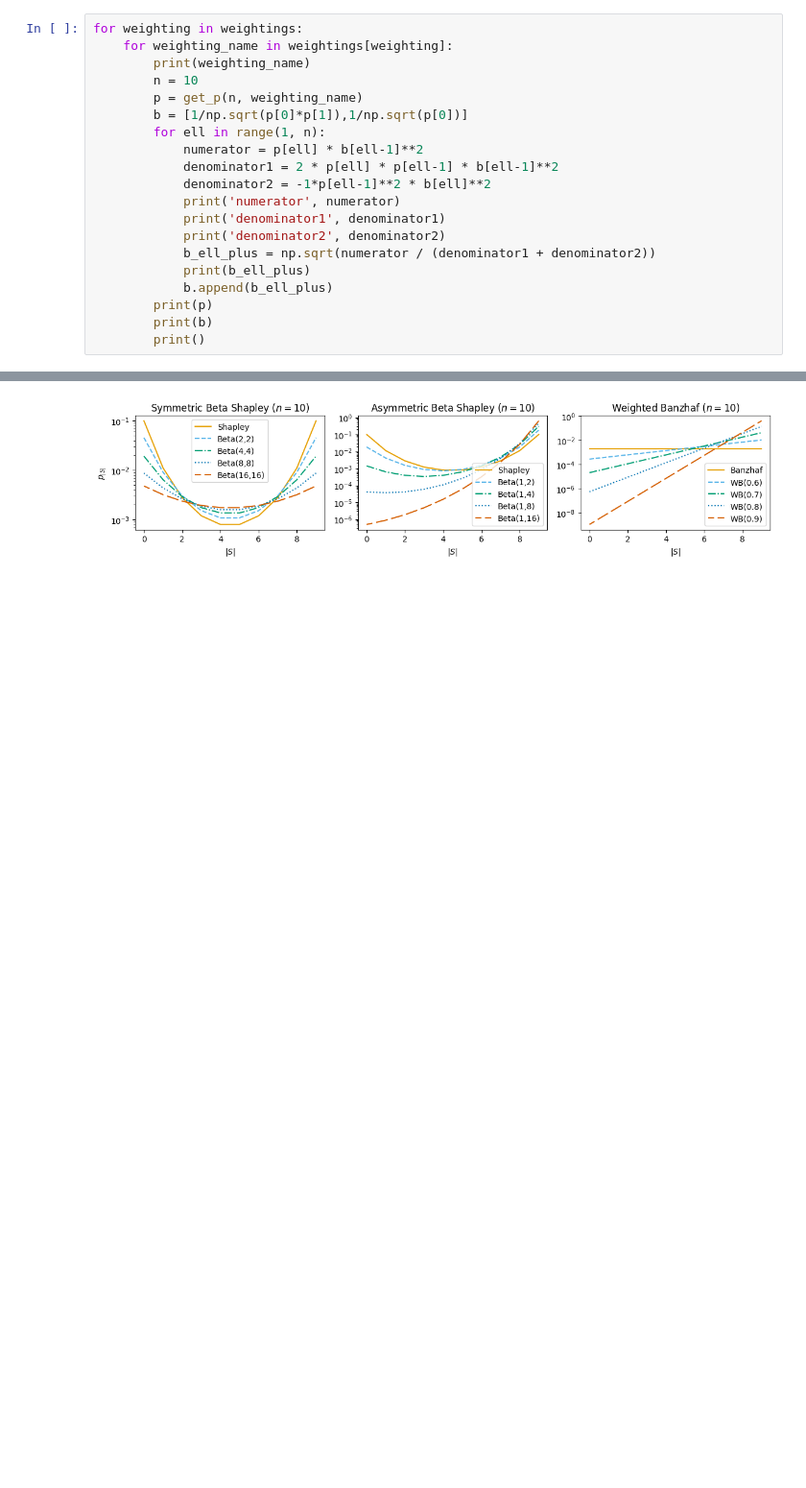
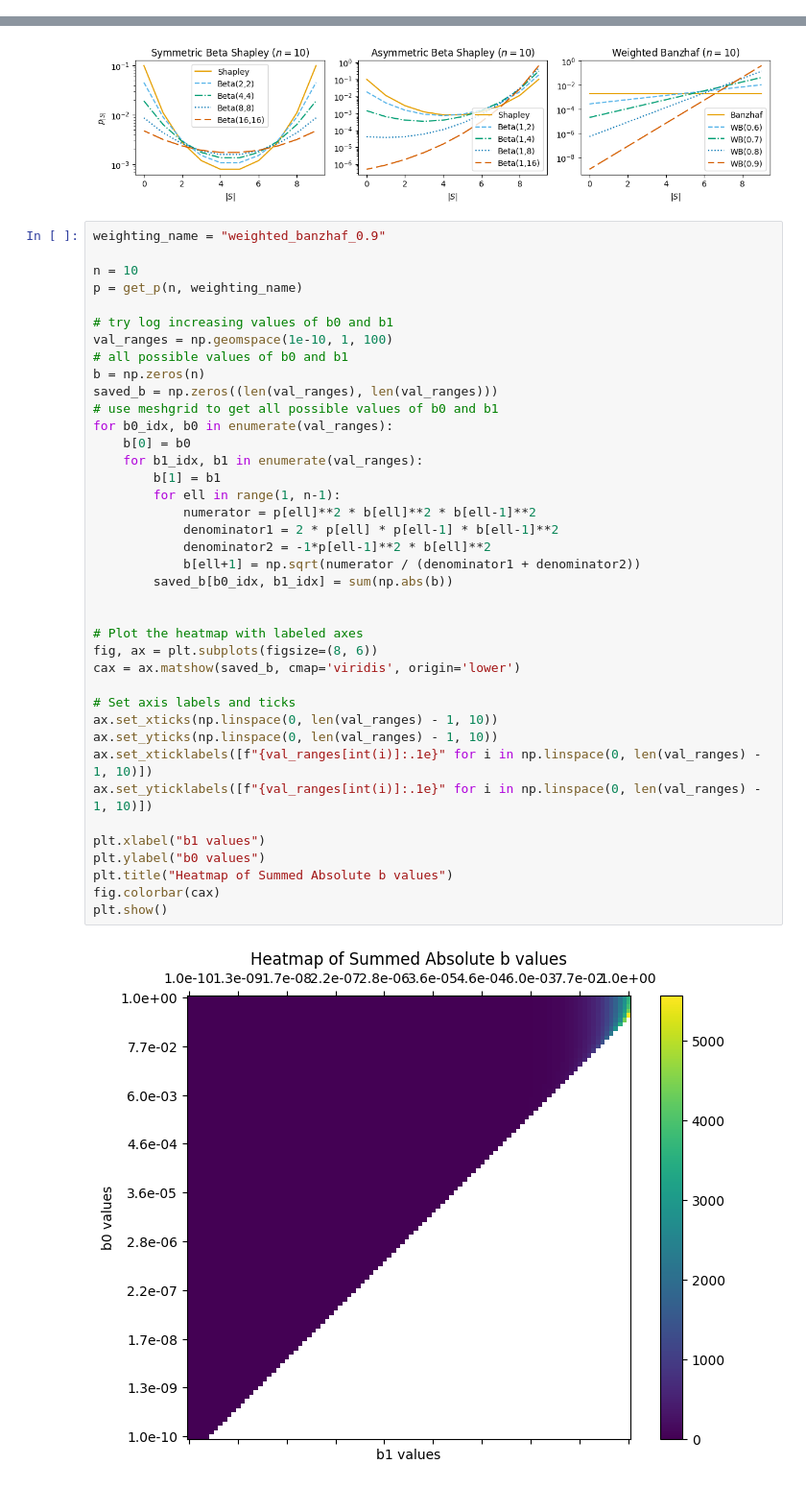
Before and after one commit to rtealwitter/regressionMSR, a Jupyter notebook: plot_pretty.ipynb, the cells around one changed output, grey strips where cells are left out. Shown at 96% size. Saved outputs shown, nothing was run; the diff lists cells and outputs as text; blank space fills up the shorter version.

```diff
--- a/plot_pretty.ipynb
+++ b/plot_pretty.ipynb
@@ -113,23 +113,3 @@ def plot_bn(ns, figsize, plot_sum=False):
         plt.savefig("images/bn.pdf", bbox_inches='tight', dpi=300)
     except:
         plt.show()
-# %%
-for weighting in weightings:
-    for weighting_name in weightings[weighting]:
-        print(weighting_name)
-        n = 10
-        p = get_p(n, weighting_name)
-        b = [1/np.sqrt(p[0]*p[1]),1/np.sqrt(p[0])]
-        for ell in range(1, n):
-            numerator = p[ell] * b[ell-1]**2
-            denominator1 = 2 * p[ell] * p[ell-1] * b[ell-1]**2
-            denominator2 = -1*p[ell-1]**2 * b[ell]**2
-            print('numerator', numerator)
-            print('denominator1', denominator1)
-            print('denominator2', denominator2)
-            b_ell_plus = np.sqrt(numerator / (denominator1 + denominator2))
-            print(b_ell_plus)
-            b.append(b_ell_plus)
-        print(p)
-        print(b)
-        print()
@@ -159,3 +121,44 @@ figsize = (12,3)
 plot_probabilistic_values(n=10, figsize=figsize)
 # %% [output]
 [figure]
+# %%
+weighting_name = "weighted_banzhaf_0.9"
+
+n = 10
+p = get_p(n, weighting_name)
+
+# try log increasing values of b0 and b1
+val_ranges = np.geomspace(1e-10, 1, 100)
+# all possible values of b0 and b1
+b = np.zeros(n)
+saved_b = np.zeros((len(val_ranges), len(val_ranges)))
+# use meshgrid to get all possible values of b0 and b1
+for b0_idx, b0 in enumerate(val_ranges):
+    b[0] = b0
+    for b1_idx, b1 in enumerate(val_ranges):
+        b[1] = b1
+        for ell in range(1, n-1):
+            numerator = p[ell]**2 * b[ell]**2 * b[ell-1]**2
+            denominator1 = 2 * p[ell] * p[ell-1] * b[ell-1]**2
+            denominator2 = -1*p[ell-1]**2 * b[ell]**2
+            b[ell+1] = np.sqrt(numerator / (denominator1 + denominator2))
+        saved_b[b0_idx, b1_idx] = sum(np.abs(b))
+
+
+# Plot the heatmap with labeled axes
+fig, ax = plt.subplots(figsize=(8, 6))
+cax = ax.matshow(saved_b, cmap='viridis', origin='lower')
+
+# Set axis labels and ticks
+ax.set_xticks(np.linspace(0, len(val_ranges) - 1, 10))
+ax.set_yticks(np.linspace(0, len(val_ranges) - 1, 10))
+ax.set_xticklabels([f"{val_ranges[int(i)]:.1e}" for i in np.linspace(0, len(val_ranges) - 1, 10)])
+ax.set_yticklabels([f"{val_ranges[int(i)]:.1e}" for i in np.linspace(0, len(val_ranges) - 1, 10)])
+
+plt.xlabel("b1 values")
+plt.ylabel("b0 values")
+plt.title("Heatmap of Summed Absolute b values")
+fig.colorbar(cax)
+plt.show()
+# %% [output]
+[figure, added]
```
Also changed, not shown: parts of 2 cells of this notebook, 1 other file.
